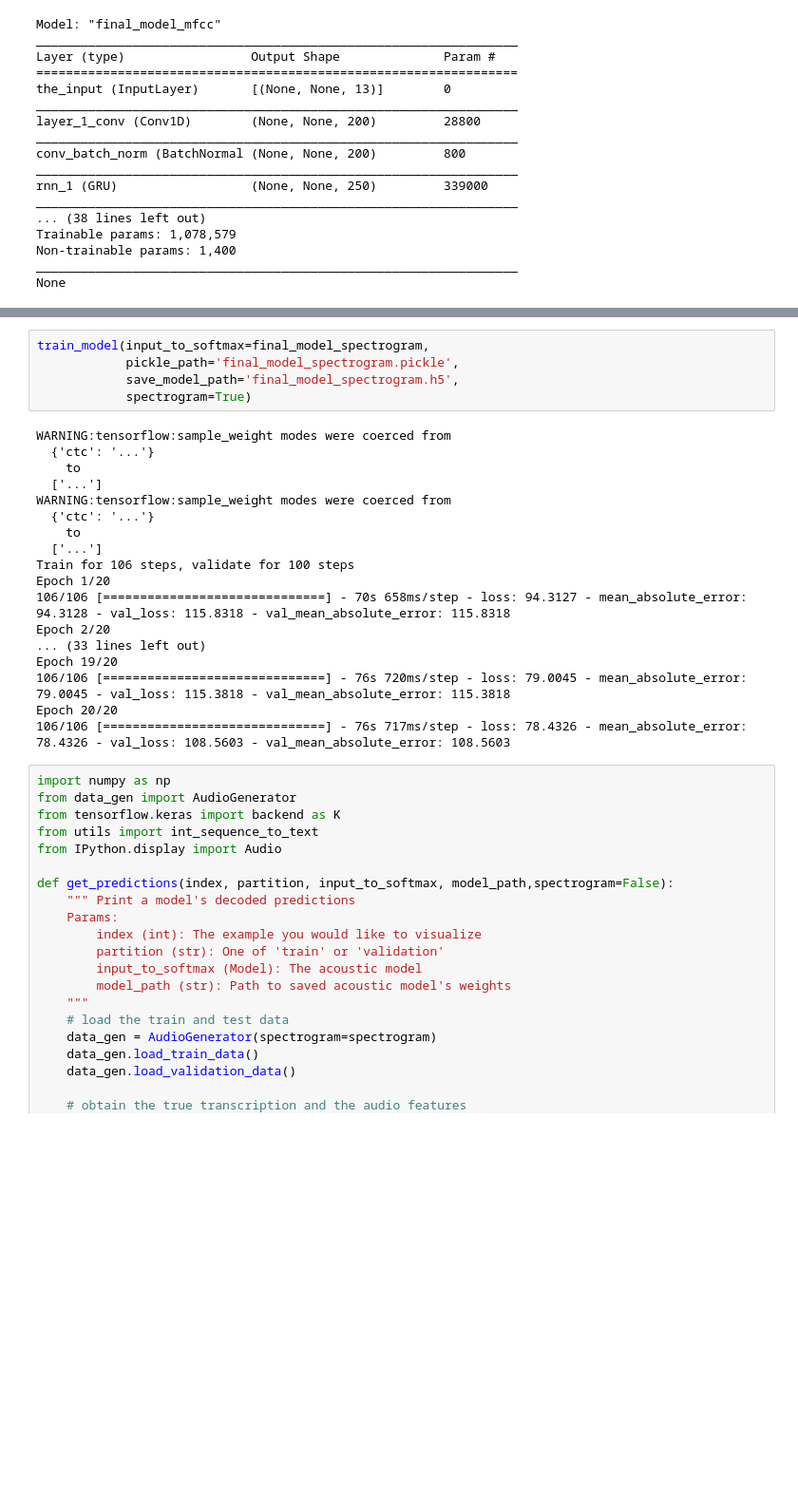
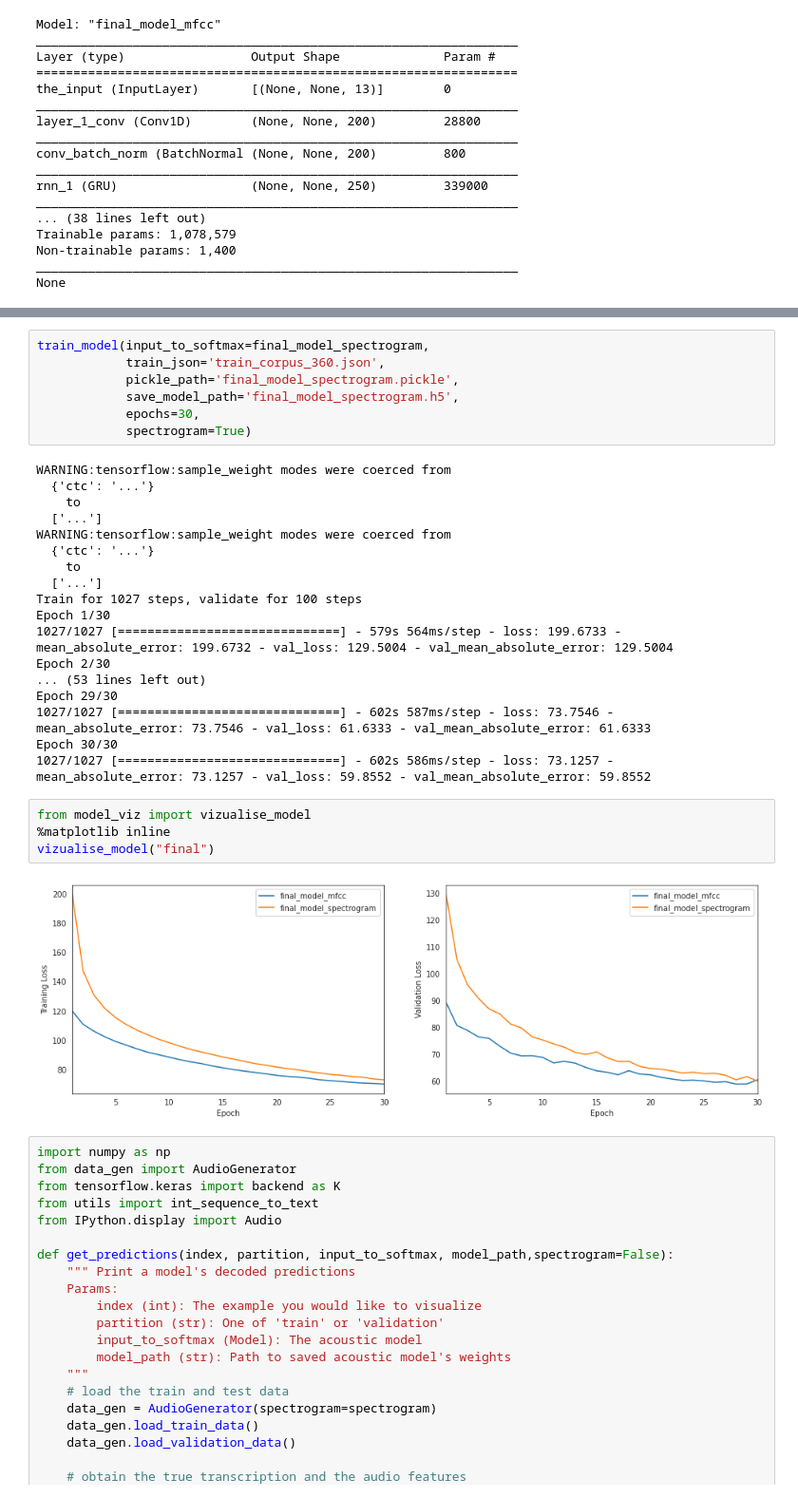
Before and after one commit to lithathampan/speech_recognition_nn_comparison, a Jupyter notebook: speech_recognition_nn_comparison.ipynb, the cells around one changed output, grey strips where cells are left out. Shown at 95% size. Drawn from its saved outputs; the diff is of its cells as text; blank space fills up the shorter version.

```diff
--- a/speech_recognition_nn_comparison.ipynb
+++ b/speech_recognition_nn_comparison.ipynb
@@ -738,7 +671,9 @@ Epoch 20/20
 # %%
 train_model(input_to_softmax=final_model_spectrogram,
+            train_json='train_corpus_360.json',
             pickle_path='final_model_spectrogram.pickle',
             save_model_path='final_model_spectrogram.h5',
+            epochs=30,
             spectrogram=True)
 # %% [output]
 WARNING:tensorflow:sample_weight modes were coerced from
@@ -749,15 +684,21 @@ WARNING:tensorflow:sample_weight modes were coerced from
   {'ctc': '...'}
     to
   ['...']
-Train for 106 steps, validate for 100 steps
-Epoch 1/20
-106/106 [==============================] - 70s 658ms/step - loss: 94.3127 - mean_absolute_error: 94.3128 - val_loss: 115.8318 - val_mean_absolute_error: 115.8318
-Epoch 2/20
-... (33 lines left out)
-Epoch 19/20
-106/106 [==============================] - 76s 720ms/step - loss: 79.0045 - mean_absolute_error: 79.0045 - val_loss: 115.3818 - val_mean_absolute_error: 115.3818
-Epoch 20/20
-106/106 [==============================] - 76s 717ms/step - loss: 78.4326 - mean_absolute_error: 78.4326 - val_loss: 108.5603 - val_mean_absolute_error: 108.5603
+Train for 1027 steps, validate for 100 steps
+Epoch 1/30
+1027/1027 [==============================] - 579s 564ms/step - loss: 199.6733 - mean_absolute_error: 199.6732 - val_loss: 129.5004 - val_mean_absolute_error: 129.5004
+Epoch 2/30
+... (53 lines left out)
+Epoch 29/30
+1027/1027 [==============================] - 602s 587ms/step - loss: 73.7546 - mean_absolute_error: 73.7546 - val_loss: 61.6333 - val_mean_absolute_error: 61.6333
+Epoch 30/30
+1027/1027 [==============================] - 602s 586ms/step - loss: 73.1257 - mean_absolute_error: 73.1257 - val_loss: 59.8552 - val_mean_absolute_error: 59.8552
+# %%
+from model_viz import vizualise_model
+%matplotlib inline
+vizualise_model("final")
+# %% [output]
+[figure, added]
 # %%
 import numpy as np
 from data_gen import AudioGenerator
```
Also changed, not shown: parts of 10 cells of this notebook, 27 other files.
